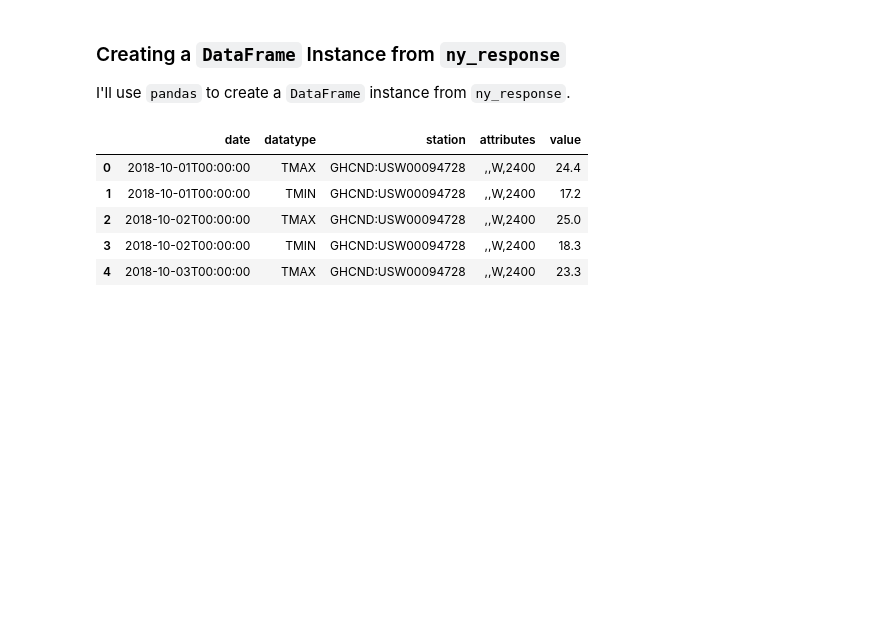
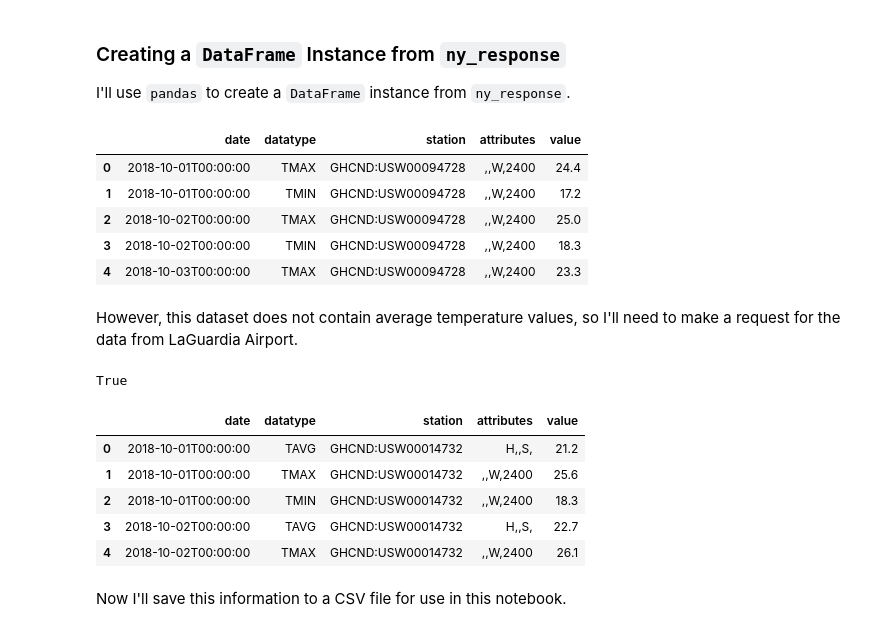
Before and after one commit to hestrang1993/Hands-On-Data-Analysis-with-Pandas-2nd-edition, a Jupyter notebook: ch_03/my_ch_03_work.ipynb, the cells around one changed output. Cells and saved outputs as stored; diff of their text form; code cells hidden in the pictures; blank space fills up the shorter version.

```diff
--- a/ch_03/my_ch_03_work.ipynb
+++ b/ch_03/my_ch_03_work.ipynb
@@ -890,3 +919,52 @@ df_central_park.head()
 | 2 | 2018-10-02T00:00:00 | TMAX | GHCND:USW00094728 | ,,W,2400 | 25.0 |
 | 3 | 2018-10-02T00:00:00 | TMIN | GHCND:USW00094728 | ,,W,2400 | 18.3 |
 | 4 | 2018-10-03T00:00:00 | TMAX | GHCND:USW00094728 | ,,W,2400 | 23.3 |
+# %% [markdown]
+However, this dataset does not contain average temperature values, so I'll need to make a request for the data from LaGuardia Airport.
+# %%
+laguardia_name = 'LaGuardia'
+"""
+str: The item to look for.
+
+In this case, it is the station at LaGuardia Airport.
+"""
+laguardia_what = {'locationid': nyc['id']}
+"""
+dict[str: dict]: Dictionary specifying what the item in ``laguardia_name`` is.
+"""
+laguardia_endpoint = 'stations'
+"""
+str: Where to look for the LaGuardia Airport ID.
+"""
+laguardia = get_item(laguardia_name, laguardia_what, laguardia_endpoint)
+"""
+dict: Dictionary with information I need to retrieve data from Laguardia Airport.
+"""
+laguardia_payload_in = make_name_payload_in(laguardia['id'])
+laguardia_response = make_request(
+    'data',
+    laguardia_payload_in
+)
+"""
+request.Response: A JSON formatted dataset with temperature at LaGuardia Airport during October, 2018.
+"""
+# Check to see if the request went through
+laguardia_response.ok
+# %% [output]
+True
+# %%
+df_laguardia = pd.DataFrame(laguardia_response.json()['results'])
+"""
+pandas.core.frame.DataFrame: The DataFrame that contain temperatures at LaGuardia Airport during October, 2018.
+"""
+# Inspect the data
+df_laguardia.head()
+# %% [output]
+|  | date | datatype | station | attributes | value |
+| 0 | 2018-10-01T00:00:00 | TAVG | GHCND:USW00014732 | H,,S, | 21.2 |
+| 1 | 2018-10-01T00:00:00 | TMAX | GHCND:USW00014732 | ,,W,2400 | 25.6 |
+| 2 | 2018-10-01T00:00:00 | TMIN | GHCND:USW00014732 | ,,W,2400 | 18.3 |
+| 3 | 2018-10-02T00:00:00 | TAVG | GHCND:USW00014732 | H,,S, | 22.7 |
+| 4 | 2018-10-02T00:00:00 | TMAX | GHCND:USW00014732 | ,,W,2400 | 26.1 |
+# %% [markdown]
+Now I'll save this information to a CSV file for use in this notebook.
```
Also changed, not shown: parts of 11 cells of this notebook, 3 other files.
